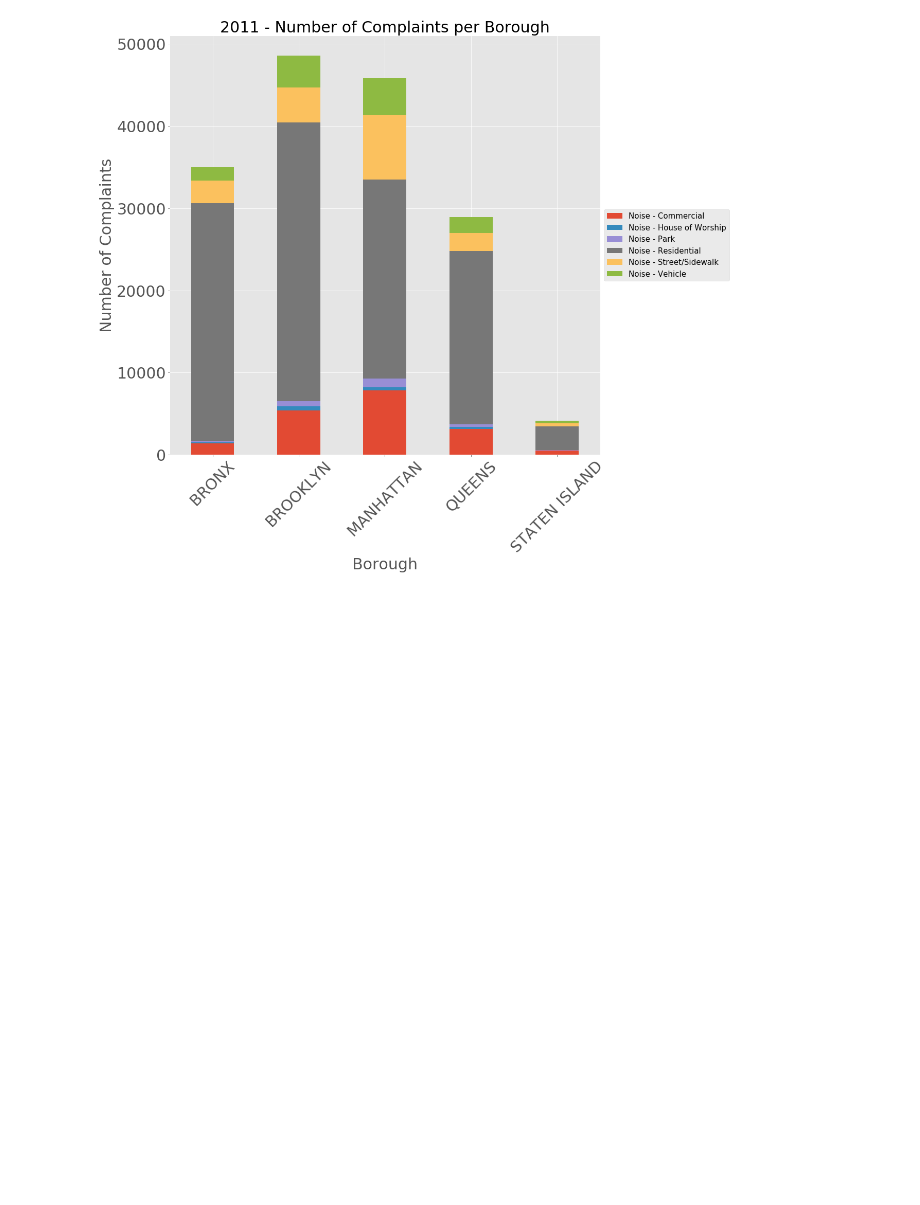
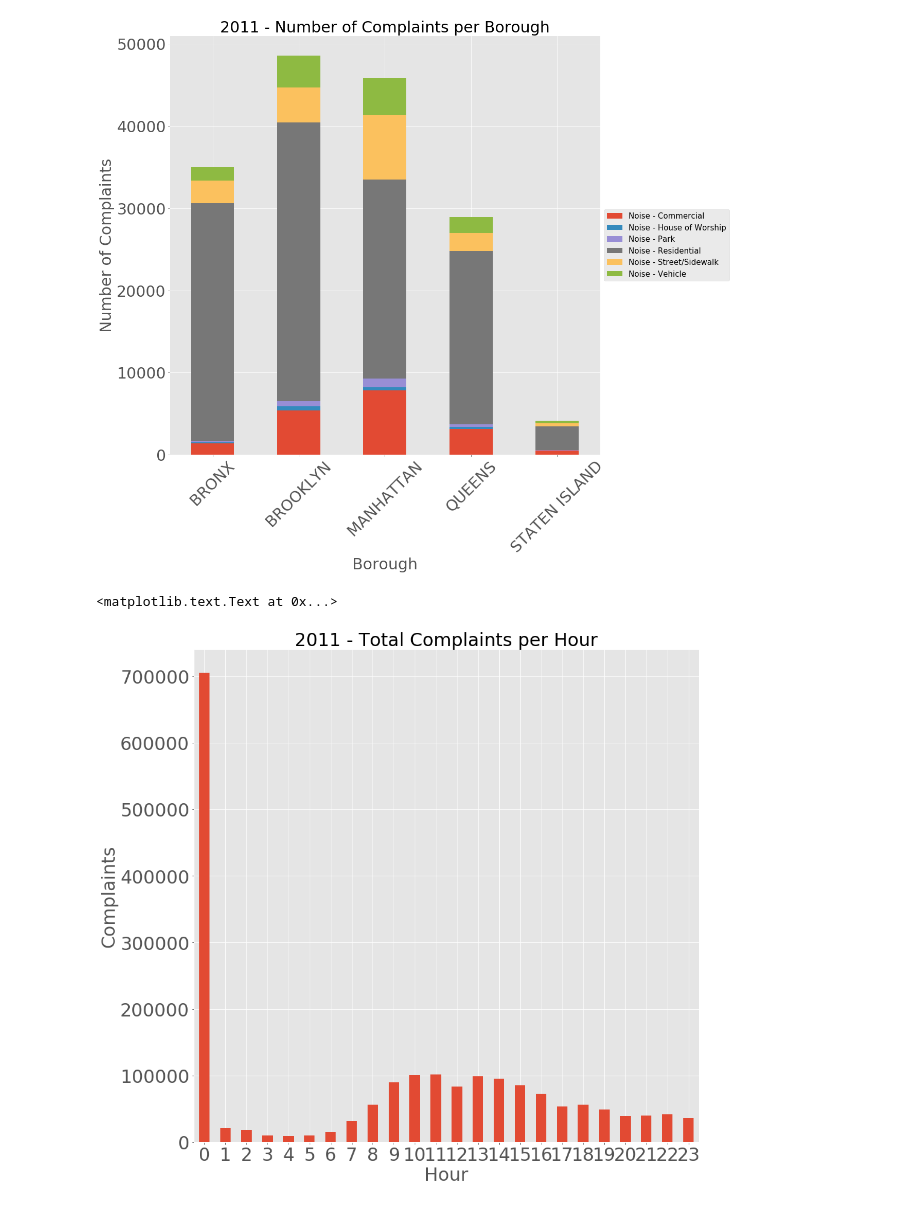
Before and after one commit to maismin/Project_311_Complaints, a Jupyter notebook: Playing_With_Data.ipynb, the cells around one changed output. Cells and saved outputs as stored; diff of their text form; code cells hidden in the pictures; blank space fills up the shorter version.

Commit message:
More messing around with data

```diff
--- a/Playing_With_Data.ipynb
+++ b/Playing_With_Data.ipynb
@@ -7,7 +7,7 @@ import pandas as pd
 mpl.style.use('ggplot')
 # %%
 file = './Data/311_Service_Requests_2011.csv'
-fields = ['Created Date','Complaint Type','Descriptor','Borough','Location']
+fields = ['Created Date','Complaint Type','Descriptor','Borough']
 data_df = pd.read_csv(file, skipinitialspace=True, usecols=fields)
 # %%
 complaints = data_df['Complaint Type'].value_counts()
@@ -54,0 +52,11 @@ new_df = pd.to_datetime(new_df, dayfirst=False)
+# %%
+data_df['Created Date'] = pd.to_datetime(data_df['Created Date'])
+# %%
+star = data_df.groupby(data_df['Created Date'].dt.hour)['Complaint Type'].count()
+complaints_per_hour = star.plot(kind='bar', rot=0, figsize=(15,15), fontsize=30)
+complaints_per_hour.set_xlabel('Hour', size=30)
+complaints_per_hour.set_ylabel('Complaints', size=30)
+complaints_per_hour.set_title('2011 - Total Complaints per Hour', size=30)
+# %% [output]
+<matplotlib.text.Text at 0x...>
+[figure, added]
```
Also changed, not shown: parts of 4 cells of this notebook, 3 other files.
